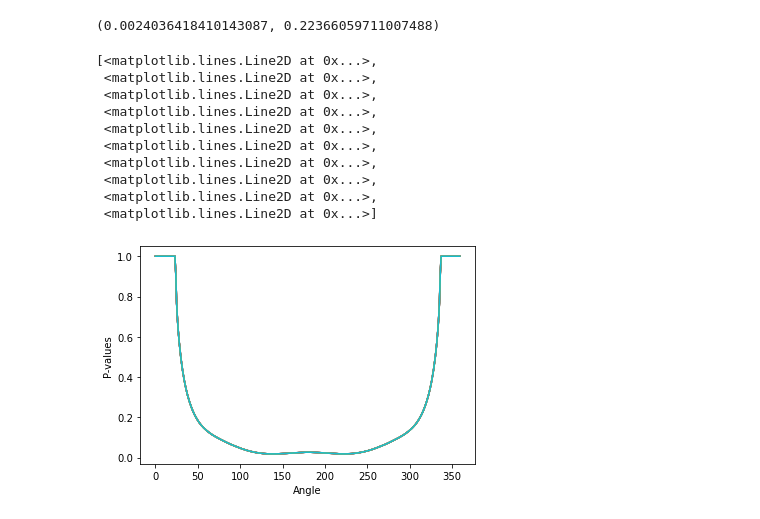
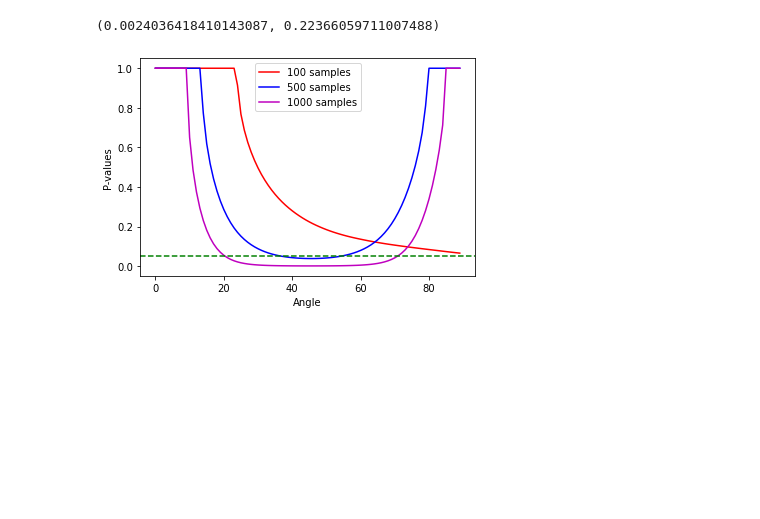
Before and after one commit to NeuroDataDesign/ProgLearn_2021-2022, a Jupyter notebook: Kevin_Feng/gaussian_experiment.ipynb, the cells around one changed output. Saved outputs shown, nothing was run; the diff lists cells and outputs as text; code cells hidden in the pictures; blank space fills up the shorter version.

```diff
--- a/Kevin_Feng/gaussian_experiment.ipynb
+++ b/Kevin_Feng/gaussian_experiment.ipynb
@@ -113,20 +142,19 @@ for n in angle_sweep:
 # %%
 # plot
 plt.xlabel('Angle')
 plt.ylabel('P-values')
-plt.plot(angle_sweep, pvals)
+plt.plot(angle_sweep, pvals_100, label = '100 samples', color = 'r')
+plt.plot(angle_sweep, pvals_500, label = '500 samples', color = 'b')
+plt.plot(angle_sweep, pvals_1000, label = '1000 samples', color = 'm')
+
+# draw line at p val = 0.05
+plt.axhline(y=0.05, color='g', linestyle='--')
+
+plt.show
+plt.legend()
+# plt.savefig('gaussian.pdf')
 # %% [output]
-[<matplotlib.lines.Line2D at 0x...>,
- <matplotlib.lines.Line2D at 0x...>,
- <matplotlib.lines.Line2D at 0x...>,
- <matplotlib.lines.Line2D at 0x...>,
- <matplotlib.lines.Line2D at 0x...>,
- <matplotlib.lines.Line2D at 0x...>,
- <matplotlib.lines.Line2D at 0x...>,
- <matplotlib.lines.Line2D at 0x...>,
- <matplotlib.lines.Line2D at 0x...>,
- <matplotlib.lines.Line2D at 0x...>]
-[figure, old version]
+[figure, new version]
 # %%
 # import pandas as pd
 # df_pvals = pd.DataFrame(pvals)
```
Also changed, not shown: parts of 3 cells of this notebook.
